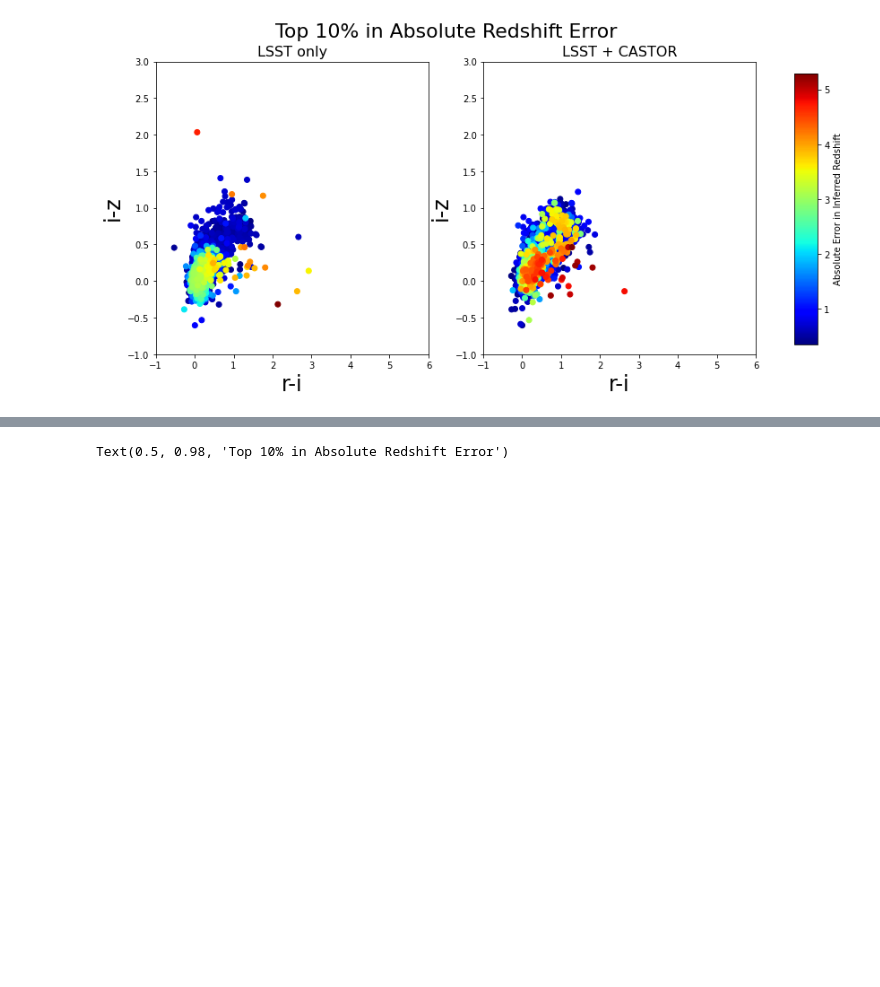
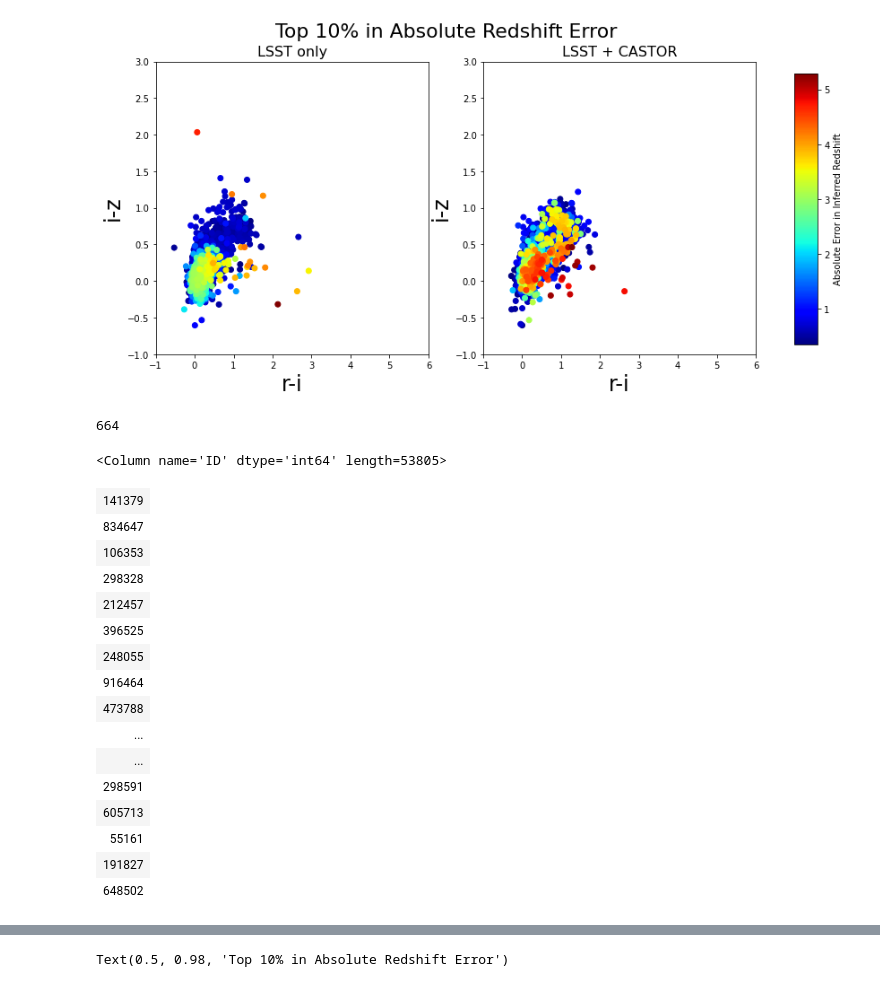
Before and after one commit to aimalz/CASTORpz, a Jupyter notebook: Photo-z_exploration.ipynb, the cells around one changed output, grey strips where cells are left out. Cells and saved outputs as stored; diff of their text form; code cells hidden in the pictures; blank space fills up the shorter version.

```diff
--- a/Photo-z_exploration.ipynb
+++ b/Photo-z_exploration.ipynb
@@ -352,3 +397,6 @@ data_array_sorted_LSST = data_array_LSST.T[data_array_LSST[0,:].argsort()] # no
 data_array_CASTOR = np.array([np.abs(truez_LSST_Castor - estz_LSST_Castor), LSST_g_mag_CASTOR, LSST_r_mag_CASTOR, LSST_i_mag_CASTOR, LSST_z_mag_CASTOR, truez_LSST_Castor])
 
 data_array_sorted_CASTOR = data_array_CASTOR.T[data_array_CASTOR[0,:].argsort()] # no idea why this works the way it does...
+# %%
+LSST_ID = getTrueY(test_cat=test, mag_col_names=mag_columns_LSST, y_col_name="ID")
+CASTOR_ID = getTrueY(test_cat=test, mag_col_names=mag_columns_castor_LSST, y_col_name="ID")
@@ -354,0 +405,2 @@ data_array_sorted_CASTOR = data_array_CASTOR.T[data_array_CASTOR[0,:].argsort()]
+# %%
+data_array_LSST_wID = np.array([LSST_ID, np.abs(truez_LSST - estz_LSST), LSST_g_mag, LSST_r_mag, LSST_i_mag, LSST_z_mag, truez_LSST])
@@ -354,0 +409,24 @@ data_array_sorted_CASTOR = data_array_CASTOR.T[data_array_CASTOR[0,:].argsort()]
+# %%
+np.sum(np.isin(CASTOR_ID, data_array_sorted_LSST_wID[-1000:,0]))
+# %% [output]
+664
+# %%
+CASTOR_ID[~np.isin(CASTOR_ID, data_array_sorted_LSST_wID[-1000:,0])]
+# %% [output]
+<Column name='ID' dtype='int64' length=53805>
+| 141379 |
+| 834647 |
+| 106353 |
+| 298328 |
+| 212457 |
+| 396525 |
+| 248055 |
+| 916464 |
+| 473788 |
+| ... |
+| ... |
+| 298591 |
+| 605713 |
+| 55161 |
+| 191827 |
+| 648502 |
```
Also changed, not shown: parts of 24 cells of this notebook.
